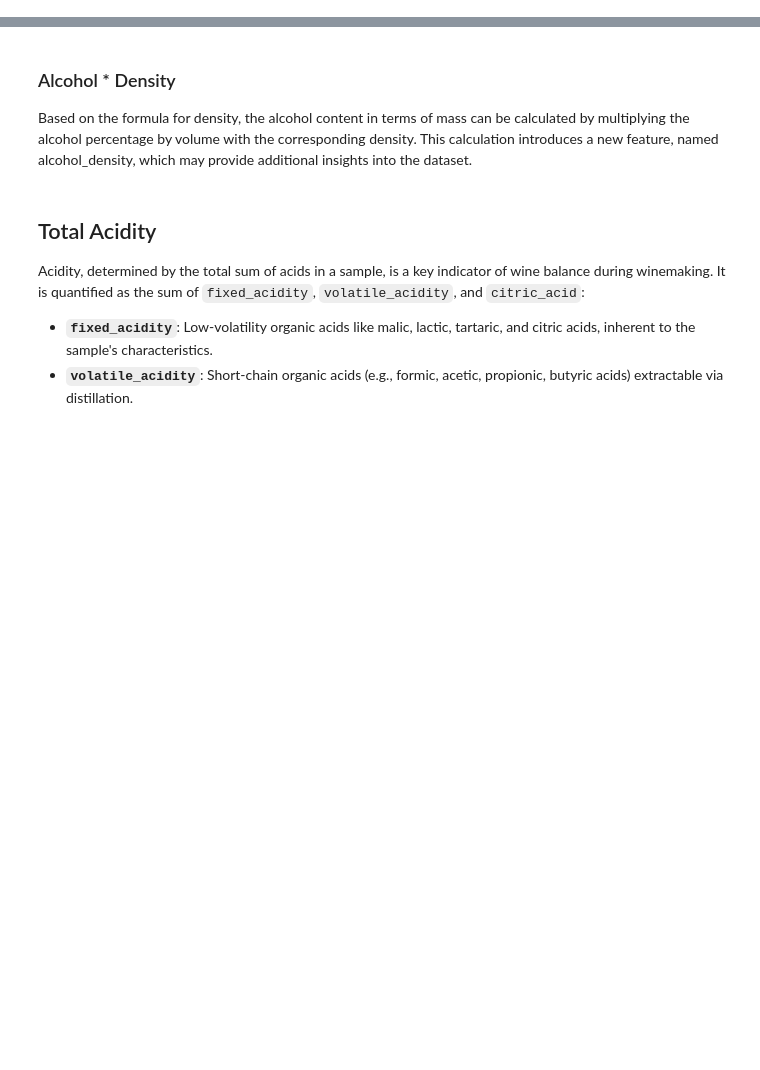
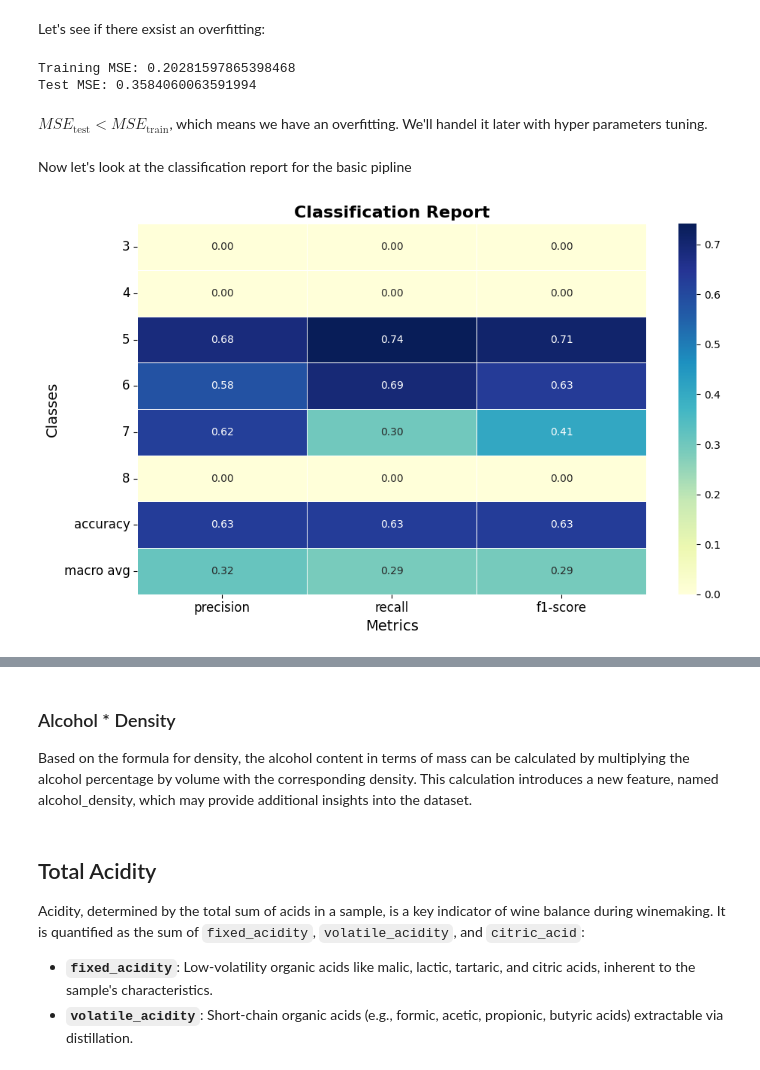
Before and after one commit to airbagdeer/tabular-ds-project, a Jupyter notebook: EX2.ipynb, the cells around one changed output, grey strips where cells are left out. Drawn from its saved outputs; the diff is of its cells as text; code cells hidden in the pictures; blank space fills up the shorter version.

Commit message:
Data

```diff
--- a/EX2.ipynb
+++ b/EX2.ipynb
@@ -58,10 +75,0 @@ def calculate_scores(y_true, y_pred, image_name = None):
-# %%
-def round_results(y_pred):
-    #To get the actual qualitys
-    y_pred_rounded = np.array([])
-    for pred in y_pred:
-        y_pred_rounded = np.append(y_pred_rounded, round(pred))
-
-    y_pred_indexed = pd.Series(y_pred_rounded, y_test.index)
-
-    return y_pred_indexed
@@ -126,0 +175,9 @@ By addressing the weaknesses in specific classes, the overall performance of the
+# %%
+def round_results(y_pred):
+     # Convert predictions to rounded values
+    rounded_values = [round(value) for value in y_pred]
+
+    # Create DataFrame with 'quality' as the header
+    df = pd.DataFrame(rounded_values, columns=[target])
+
+    return df
@@ -126,0 +186,36 @@ By addressing the weaknesses in specific classes, the overall performance of the
+# %%
+basic_model = XGBRegressor(
+    max_depth=6,                # Limit tree depth
+    learning_rate=0.05,         # Lower learning rate
+    n_estimators=500,           # More estimators with small steps
+    subsample=0.8,              # Row subsampling
+    colsample_bytree=0.8,       # Feature subsampling
+    reg_alpha=0.5,              # L1 regularization
+    reg_lambda=1,               # L2 regularization
+    gamma=1,                    # Prune unnecessary splits
+    min_child_weight=5,
+    random_state=42         # Minimum leaf weight
+)
+basic_model.fit(X_train, y_train);
+# %% [markdown]
+Let's see if there exsist an overfitting:
+# %%
+y_reg_test = basic_model.predict(X_test)
+y_reg_train = basic_model.predict(X_train)
+train_mse = mean_squared_error(y_train, y_reg_train)
+test_mse = mean_squared_error(y_test, y_reg_test)
+print(f'Training MSE: {train_mse}')
+print(f'Test MSE: {test_mse}')
+# %% [output]
+Training MSE: 0.20281597865398468
+Test MSE: 0.3584060063591994
+# %% [markdown]
+$MSE_{\text{test}} < MSE_{\text{train}}$, which means we have an overfitting.
+We'll handel it later with hyper parameters tuning.
+# %% [markdown]
+Now let's look at the classification report for the basic pipline
+# %%
+y_pred = round_results(y_reg_test)
+calculate_scores(y_test, y_pred, 'basic-pipline-results')
+# %% [output]
+[figure, added]
```
Also changed, not shown: parts of 162 cells of this notebook, 21 other files.
